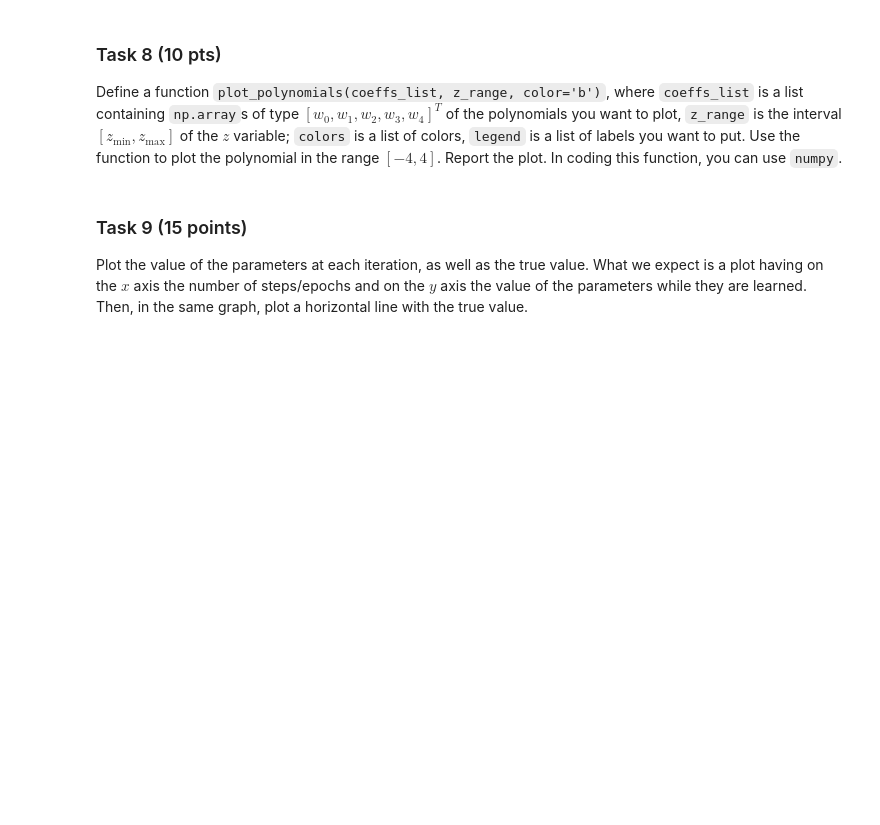
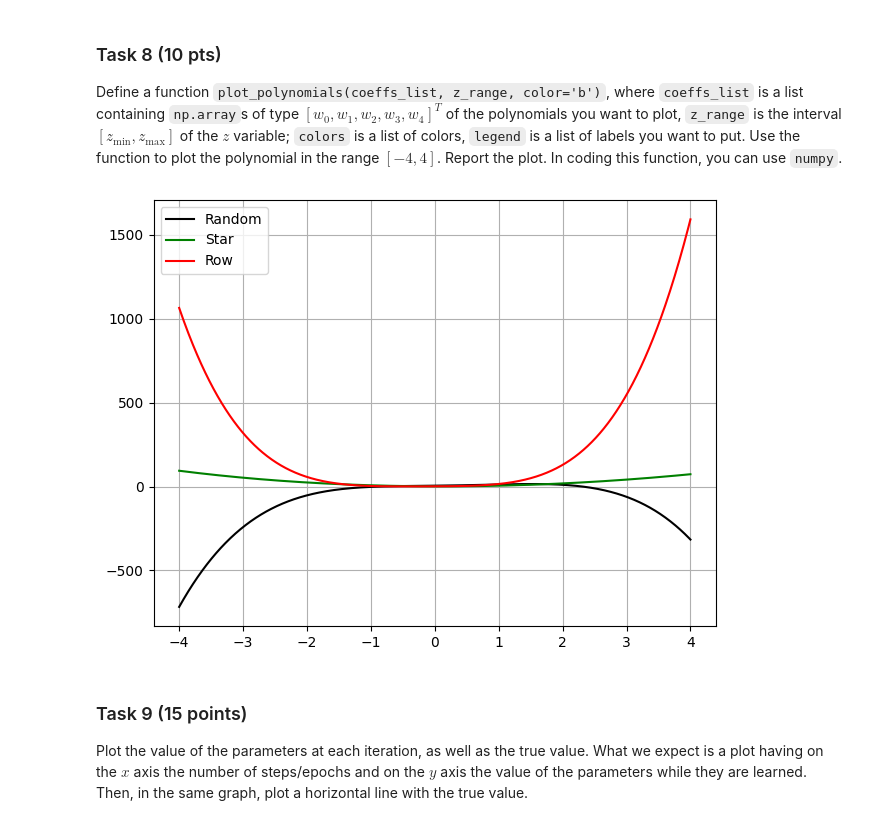
Before and after one commit to PaulSeipl/DLLab, a Jupyter notebook: 01-assignment.ipynb, the cells around one changed output. Drawn from its saved outputs; the diff is of its cells as text; code cells hidden in the pictures; blank space fills up the shorter version.

```diff
--- a/01-assignment.ipynb
+++ b/01-assignment.ipynb
@@ -43,10 +44,7 @@ print(np.version.version)
 ### Task 1 (5 pts)
 Define a function `plot_polynomial(coeffs, z_range, color='b')`, where `coeffs` is a `np.array` containing $[w_0, w_1, w_2, w_3, w_4]^T$,  `z_range` is the interval $[z_{\text{min}}, z_{\text{max}}]$ of the $z$ variable; `color` represent a color. Use the function to plot the polynomial in the range $[-4, 4]$. Report the plot. In coding this function, you can use `numpy`.
 # %%
-from numpy.typing import NDArray
-from typing import Tuple
-
-def plot_polynomial(coeffs: NDArray[np.float64], z_range: Tuple[int, int], color='b'):
+def plot_polynomial(coeffs: NDArray[np.float64], z_range: tuple[int, int], color='b'):
     z_min, z_max = z_range
     # generate z values
     z_values = np.linspace(z_min, z_max, 1000).reshape(-1, 1)
@@ -153,3 +264,18 @@ def plot_polynomials(coeffs_list, z_range, colors, legend):
+# %%
+def plot_polynomials(coeffs_list, z_range, colors, legend):
+    for coeffs, color in zip(coeffs_list, colors):
+        plot_polynomial(coeffs, z_range, color)
+    plt.legend(legend, loc="best")
+    plt.grid(True)
+    plt.tight_layout()
+    plt.show()
+# %%
+coeffs_list = np.array([np.random.randn(5)*4, [1, -1, 5, -0.1, 0.01], [1.,2.,3.,4.,5.]])
+# reshape from [z_0,...,z_i] to [z_0.T,...,z_i.T]
+coeffs_list = coeffs_list.reshape(3,5,1)
+plot_polynomials(coeffs_list, (-4,4), ['black', 'green', 'red'], ["Random","Star","Row"])
+# %% [output]
+[figure, added]
 # %% [markdown]
 ### Task 9 (15 points)
 Plot the value of the parameters at each iteration, as well as the true value. What we expect is a plot having on the $x$ axis the number of steps/epochs and on the $y$ axis the value of the parameters while they are learned. Then, in the same graph, plot a horizontal line with the true value.
```
Also changed, not shown: parts of 16 cells of this notebook.
